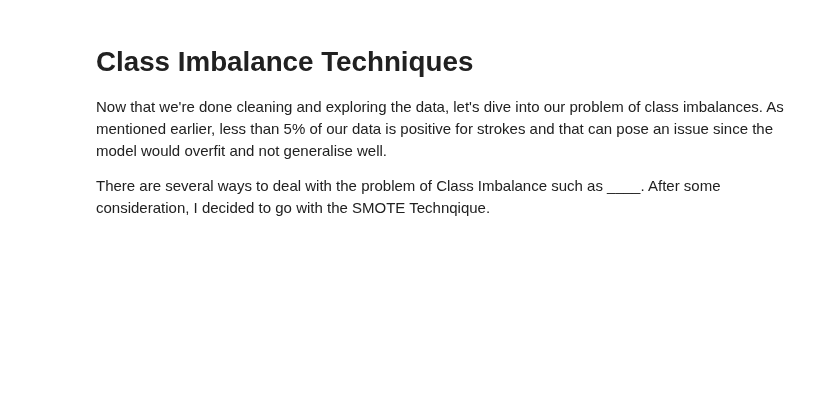
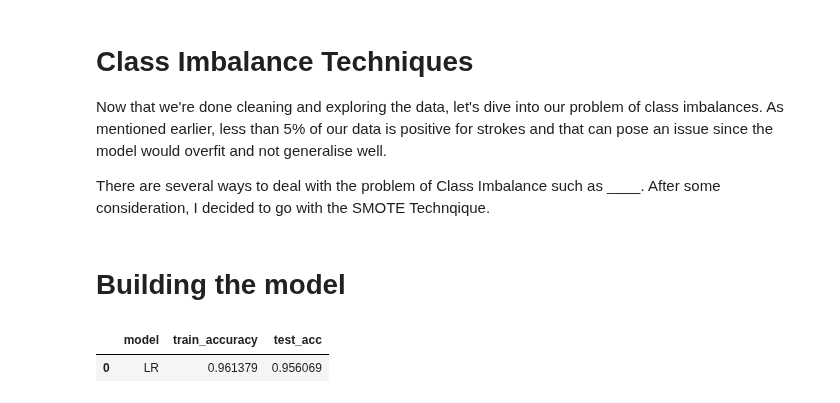
Before and after one commit to Harsh-2420/kaggle, a Jupyter notebook: Stroke Prediction/stroke-analysis.ipynb, the cells around one changed output. Drawn from its saved outputs; the diff is of its cells as text; code cells hidden in the pictures; blank space fills up the shorter version.

Commit message:
added framework for sklearn models

```diff
--- a/Stroke Prediction/stroke-analysis.ipynb
+++ b/Stroke Prediction/stroke-analysis.ipynb
@@ -216,3 +216,5 @@ X_smote, y_smote = oversample.fit_resample(X, y)
 
 
 X_train_smote, X_test_smote, y_train_smote, y_test_smote = train_test_split( X_smote, y_smote, train_size=0.7, random_state=42)
+# %% [markdown]
+# Building the model
@@ -218,0 +224,25 @@ X_train_smote, X_test_smote, y_train_smote, y_test_smote = train_test_split( X_s
+# %%
+
+model_dict = {
+    'LR': LogisticRegression(random_state=0, max_iter=350, solver='lbfgs'),
+            }
+model_list = []
+train_acc_list = []
+test_acc_list = []
+
+for model, clf in model_dict.items():
+    clf.fit(X_train, y_train)
+    predictions = clf.predict(X_test)
+    acc = accuracy_score(y_test, predictions)
+    train_pred =  clf.predict(X_train)
+    train_acc = accuracy_score(y_train, train_pred)
+    model_list.append(model)
+    train_acc_list.append(train_acc)
+    test_acc_list.append(acc)
+
+results = pd.DataFrame({"model": model_list, "train_accuracy": train_acc_list, "test_acc": test_acc_list})
+# %%
+results
+# %% [output]
+|  | model | train_accuracy | test_acc |
+| 0 | LR | 0.961379 | 0.956069 |
```
Also changed, not shown: parts of 1 cell of this notebook.
